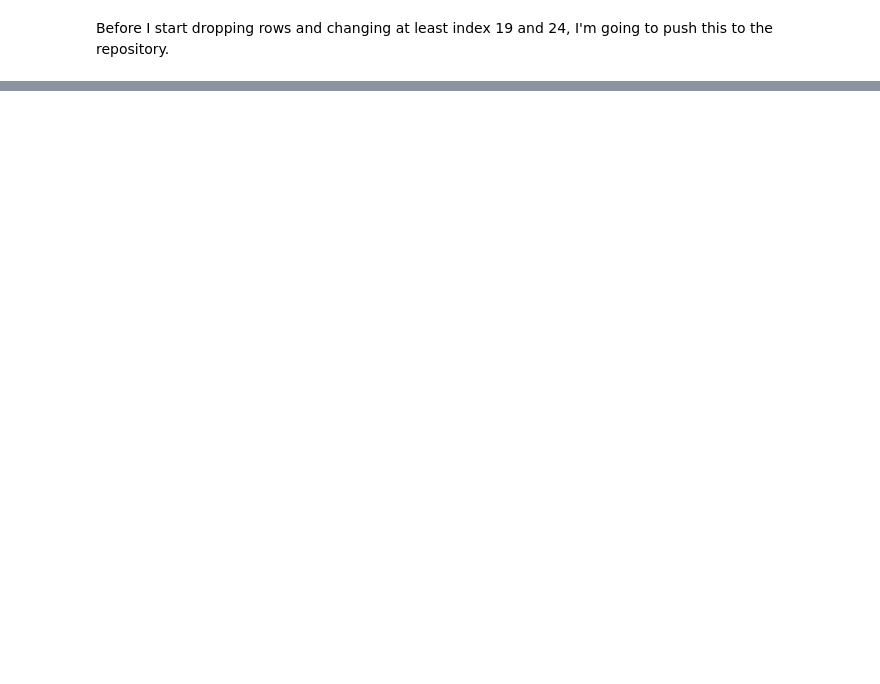
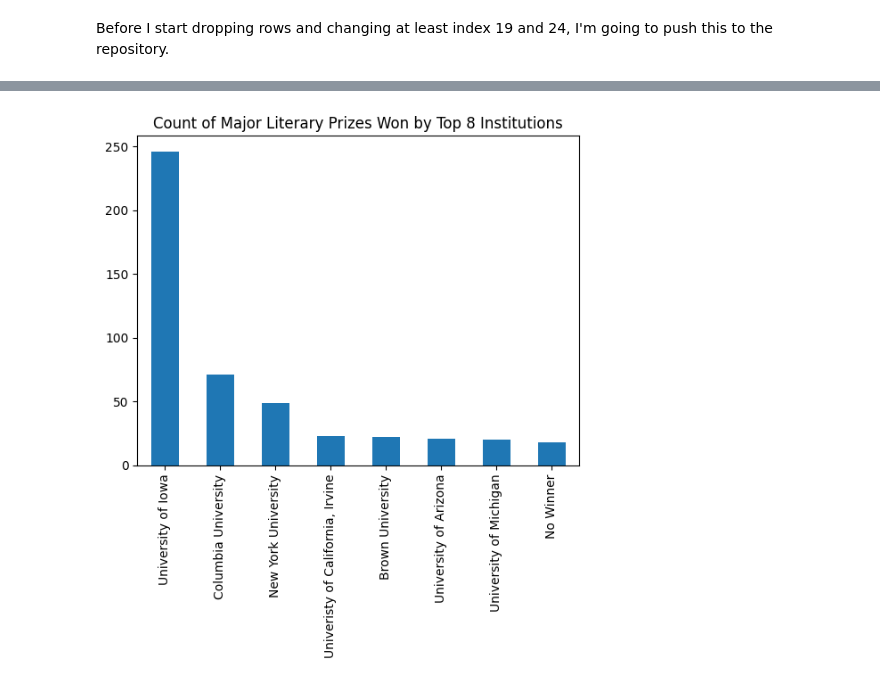
Before and after one commit to abigwind/literary-prizes, a Jupyter notebook: LiteraryPrizesDW.ipynb, the cells around one changed output, grey strips where cells are left out. Cells and saved outputs as stored; diff of their text form; code cells hidden in the pictures; blank space fills up the shorter version.

```diff
--- a/LiteraryPrizesDW.ipynb
+++ b/LiteraryPrizesDW.ipynb
@@ -423,0 +664,9 @@ Before I start dropping rows and changing at least index 19 and 24, I'm going to
+# %%
+#Let's make a bar chart of value counts for top 8 school
+
+winner_count = winners['mfa_degree'].value_counts()[:8]
+winner_count.plot(kind='bar',
+                  title='Count of Major Literary Prizes Won by Top 8 Institutions')
+plt.show()
+# %% [output]
+[figure, added]
```
Also changed, not shown: parts of 41 cells of this notebook.
